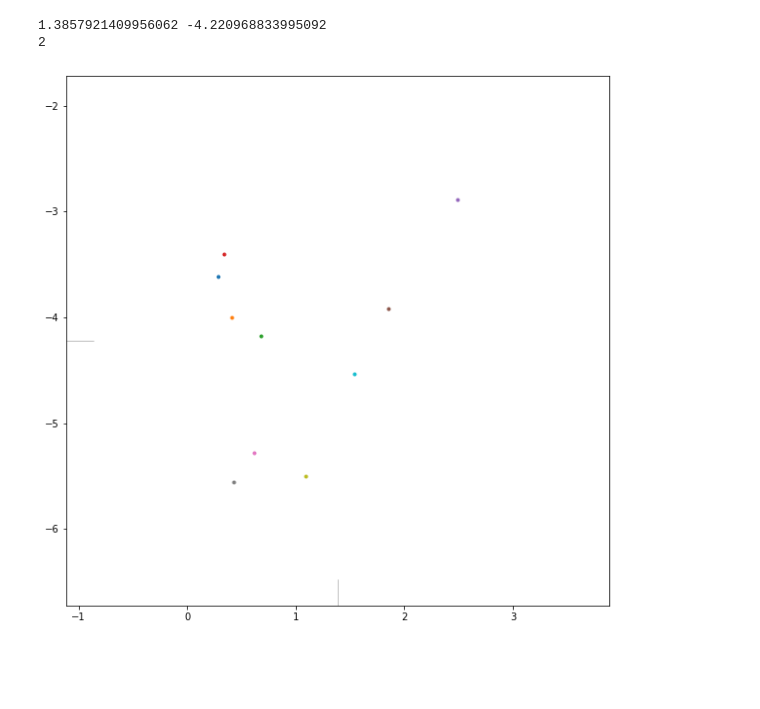
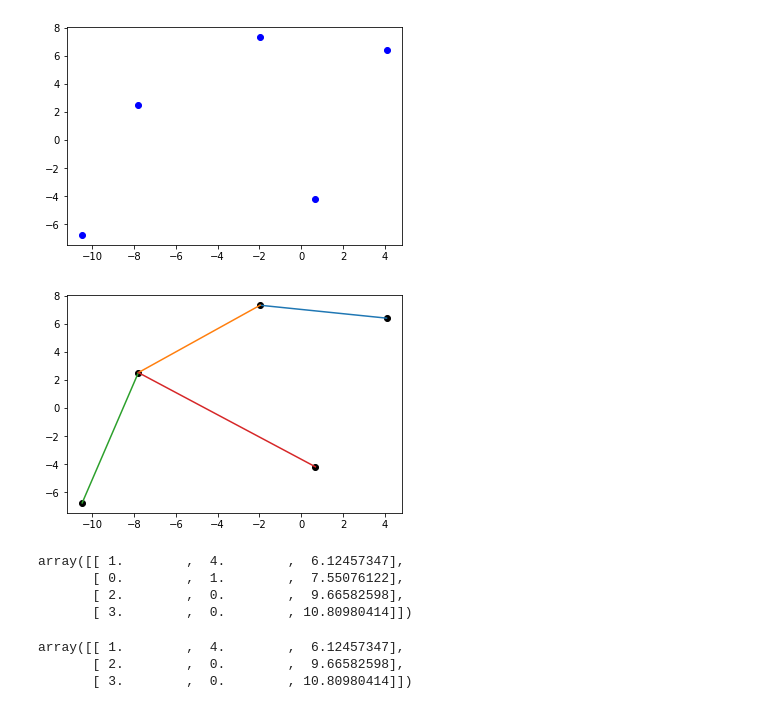
Before and after one commit to kayla-lixinyi/Summer-Project-Advanced-and-Interpretable-Unsupervised-Learning, a Jupyter notebook: AVD_test.ipynb, the cells around one changed output. Cells and saved outputs as stored; diff of their text form; code cells hidden in the pictures; blank space fills up the shorter version.

```diff
--- a/AVD_test.ipynb
+++ b/AVD_test.ipynb
@@ -110,9 +10,0 @@ def find_midpoint(points):
-# %%
-X_u = find_midpoint(u[:,0])
-Y_u = find_midpoint(u[:,1])
-length = math.ceil(max(np.array([X_u, Y_u])))
-print(X_u, Y_u)
-print(length)
-# %% [output]
-1.3857921409956062 -4.220968833995092
-2
@@ -127,4 +10,0 @@ for i in range(u.shape[0]):
-# %%
-quads.visualize(tree)
-# %% [output]
-[figure, removed]
@@ -170,0 +11,6 @@ plt.show()
+# %%
+X, y = make_blobs(n_samples=5, centers=5, n_features=2,random_state=100)
+plt.scatter(X[:,0], X[:,1], c='blue');
+plt.show();
+# %% [output]
+[figure, added]
@@ -170,0 +70,9 @@ plt.show()
+# %%
+for (u,v) in mst:
+    x_val = np.array([X[u][0], X[v][0]])
+    y_val = np.array([X[u][1], X[v][1]])
+    plt.plot(x_val, y_val)
+plt.scatter(X[:,0], X[:,1], c='black');
+plt.show()
+# %% [output]
+[figure, added]
@@ -170,0 +110,15 @@ plt.show()
+# %%
+mst_with_edge
+# %% [output]
+array([[ 1.        ,  4.        ,  6.12457347],
+       [ 0.        ,  1.        ,  7.55076122],
+       [ 2.        ,  0.        ,  9.66582598],
+       [ 3.        ,  0.        , 10.80980414]])
+# %%
+t = mst_with_edge
+t = np.delete(t, 1, 0)
+t
+# %% [output]
+array([[ 1.        ,  4.        ,  6.12457347],
+       [ 2.        ,  0.        ,  9.66582598],
+       [ 3.        ,  0.        , 10.80980414]])
```
Also changed, not shown: parts of 20 cells of this notebook, 1 other file.
